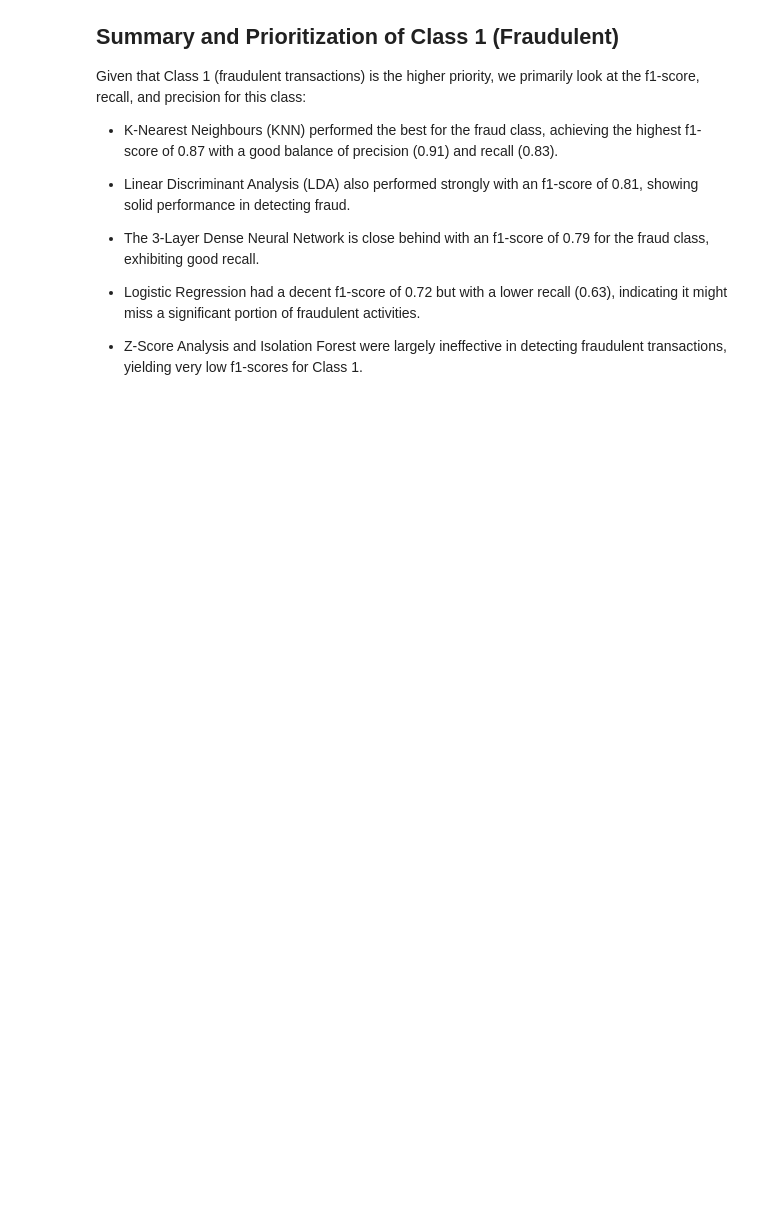
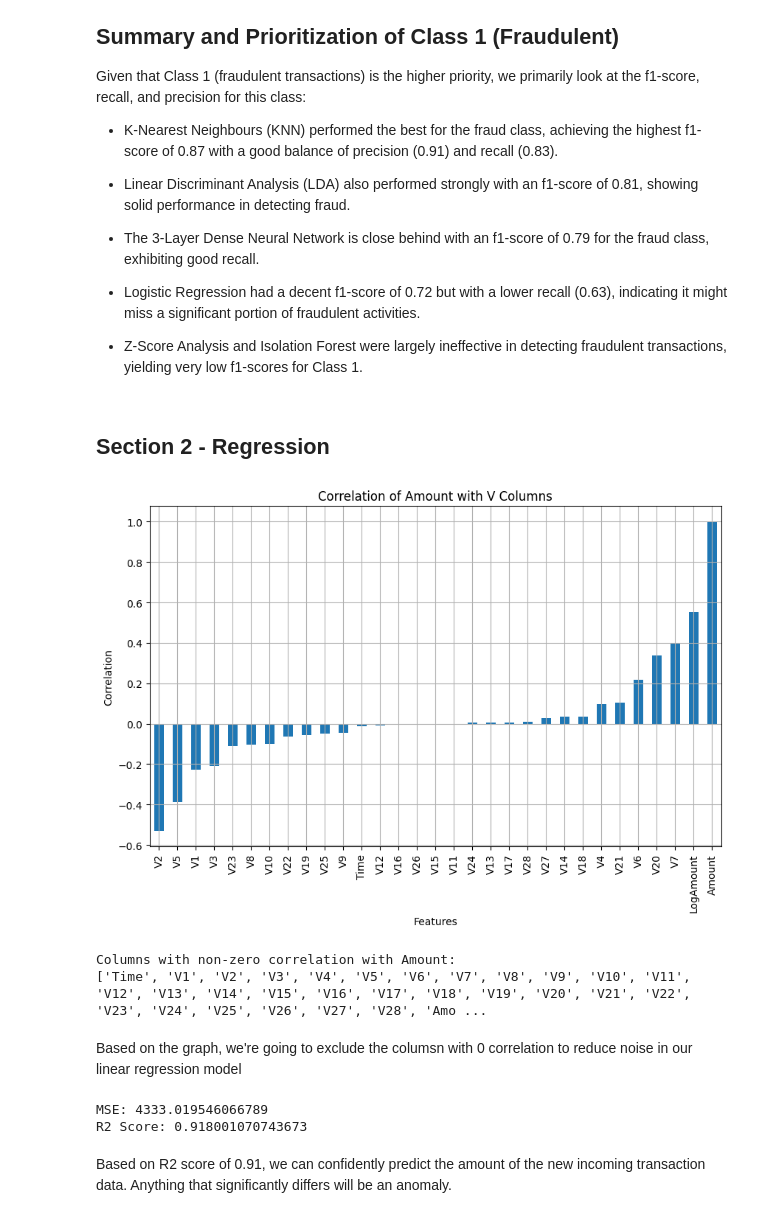
Before and after one commit to mehakmakkar/COMP331-Project, a Jupyter notebook: AnomalyDetection.ipynb, the cells around one changed output. Saved outputs shown, nothing was run; the diff lists cells and outputs as text; code cells hidden in the pictures; blank space fills up the shorter version.

```diff
--- a/AnomalyDetection.ipynb
+++ b/AnomalyDetection.ipynb
@@ -393,3 +454,58 @@ Given that Class 1 (fraudulent transactions) is the higher priority, we primaril
 * Logistic Regression had a decent f1-score of 0.72 but with a lower recall (0.63), indicating it might miss a significant portion of fraudulent activities.
 
 * Z-Score Analysis and Isolation Forest were largely ineffective in detecting fraudulent transactions, yielding very low f1-scores for Class 1.
+# %% [markdown]
+## Section 2 - Regression
+# %%
+features = df.drop(columns=['Class'])
+
+corr_with_amount = features.corr()['Amount']
+
+# Plot correlations
+plt.figure(figsize=(10, 6))
+corr_with_amount.sort_values().plot(kind='bar')
+plt.title('Correlation of Amount with V Columns')
+plt.xlabel('Features')
+plt.ylabel('Correlation')
+plt.grid()
+plt.show()
+
+# Get columns with non-zero correlation
+non_zero_corr_cols = corr_with_amount[corr_with_amount != 0].index.tolist()
+
+print("Columns with non-zero correlation with Amount:")
+print(non_zero_corr_cols)
+# %% [output]
+[figure, added]
+Columns with non-zero correlation with Amount:
+['Time', 'V1', 'V2', 'V3', 'V4', 'V5', 'V6', 'V7', 'V8', 'V9', 'V10', 'V11', 'V12', 'V13', 'V14', 'V15', 'V16', 'V17', 'V18', 'V19', 'V20', 'V21', 'V22', 'V23', 'V24', 'V25', 'V26', 'V27', 'V28', 'Amo ...
+# %% [markdown]
+Based on the graph, we're going to exclude the columsn with 0 correlation to reduce noise in our linear regression model
+# %%
+cols = ['Time', 'V1', 'V2', 'V3', 'V4', 'V5', 'V6', 'V7', 'V8', 'V9', 'V10',
+        'V11', 'V12', 'V13', 'V14', 'V15', 'V16', 'V17', 'V18', 'V19',
+        'V20', 'V21', 'V22', 'V23', 'V24', 'V25', 'V26', 'V27', 'V28']
+
+X = df[cols]
+y = df['Amount']
+
+X_train, X_test, y_train, y_test = train_test_split(
+    X, y, test_size=0.2, random_state=42
+)
+
+scaler = StandardScaler()
+X_train = scaler.fit_transform(X_train)
+X_test = scaler.transform(X_test)
+
+lr_model = LinearRegression()
+lr_model.fit(X_train, y_train)
+
+y_pred = lr_model.predict(X_test)
+
+print("MSE:", mean_squared_error(y_test, y_pred))
+print("R2 Score:", r2_score(y_test, y_pred))
+# %% [output]
+MSE: 4333.019546066789
+R2 Score: 0.918001070743673
+# %% [markdown]
+Based on R2 score of 0.91, we can confidently predict the amount of the new incoming transaction data. Anything that significantly differs will be an anomaly.
```
Also changed, not shown: parts of 15 cells of this notebook.
